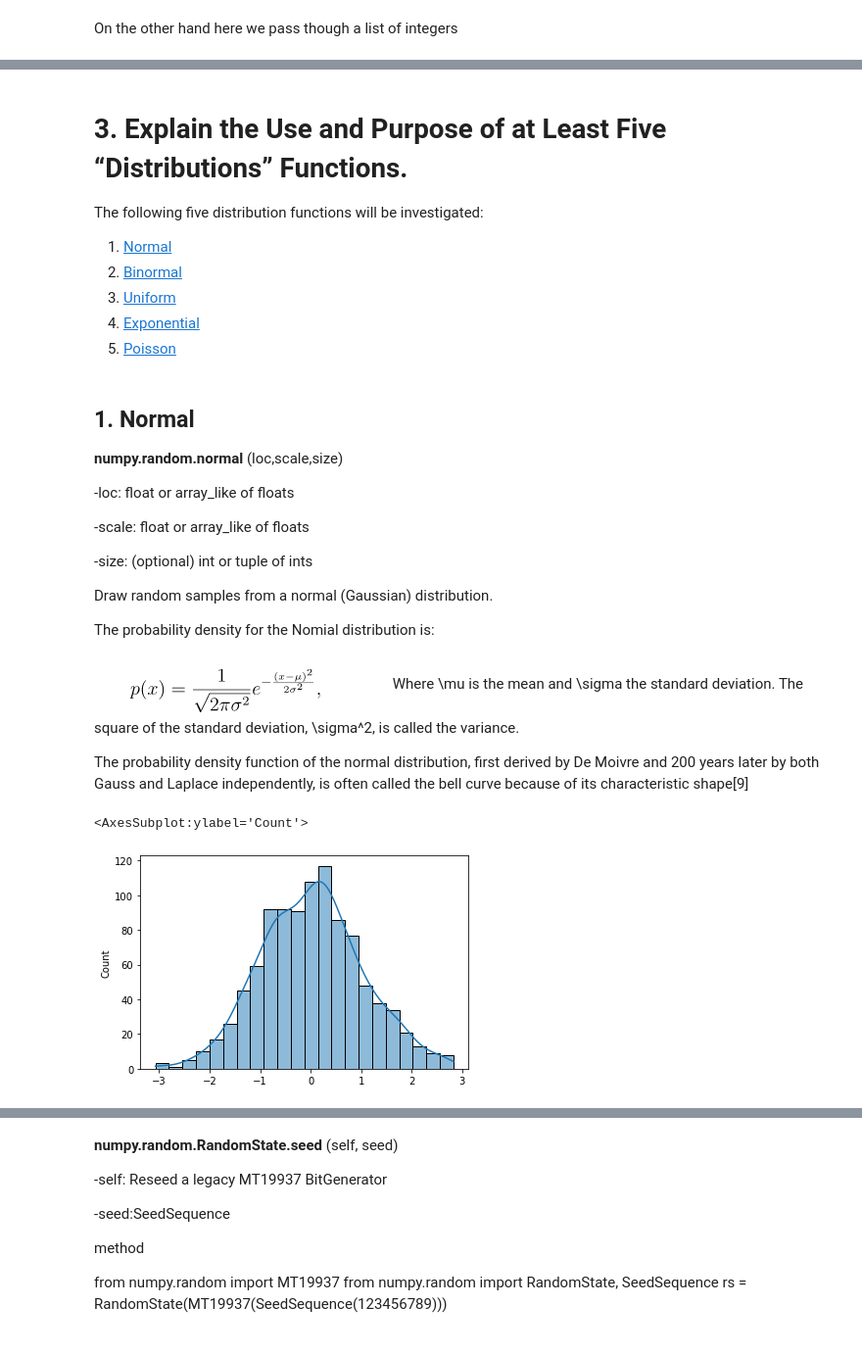
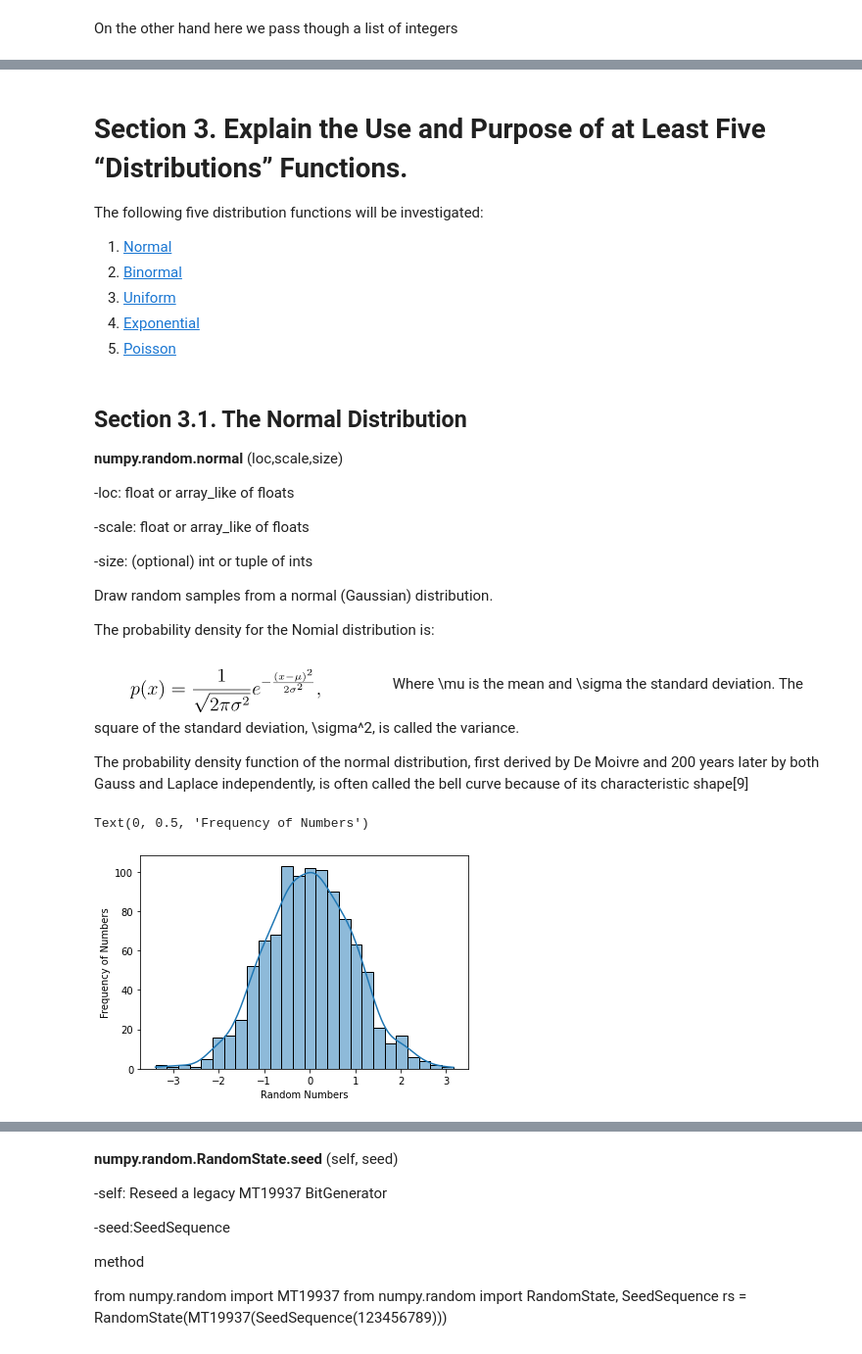
Before and after one commit to Deego88/Programming-for-Data-Analysis-Assignment, a Jupyter notebook: Programming-for-Data-Analysis-Assignment.ipynb, the cells around one changed output, grey strips where cells are left out. Shown at 98% size. Cells and saved outputs as stored; diff of their text form; code cells hidden in the pictures.

```diff
--- a/Programming-for-Data-Analysis-Assignment.ipynb
+++ b/Programming-for-Data-Analysis-Assignment.ipynb
@@ -257,5 +262,5 @@ array([ 3,  8,  7,  1,  9,  5,  6, 10,  4,  5])
 # %% [markdown]
-# 3. Explain the Use and Purpose of at Least Five “Distributions” Functions.
+# Section 3. Explain the Use and Purpose of at Least Five “Distributions” Functions.
 
 
 The following five distribution functions will be investigated:
@@ -266,7 +271,7 @@ The following five distribution functions will be investigated:
 4. [Exponential](https://numpy.org/doc/stable/reference/random/generated/numpy.random.exponential.html?highlight=random%20sampling%20numpy%20random)
 5. [Poisson](https://numpy.org/doc/stable/reference/random/generated/numpy.random.poisson.html?highlight=random%20sampling%20numpy%20random)
 # %% [markdown]
-## 1. Normal
+## Section 3.1. The Normal Distribution
 
 **numpy.random.normal** (loc,scale,size)
 
@@ -289,10 +294,12 @@ The probability density function of the normal distribution, first derived by De
 # %%
 # Visualise normal distribution, 100 values, centred at 0.0, exponential decay set at 1
 norm_dist = np.random.normal(0.0, 1, size=1000)
 
 #Generate a distplot to visualise:
 sns.histplot(data=norm_dist, kde=True)
+plt.xlabel("Random Numbers")
+plt.ylabel("Frequency of Numbers")
 # %% [output]
-<AxesSubplot:ylabel='Count'>
+Text(0, 0.5, 'Frequency of Numbers')
-[figure, old version]
+[figure, new version]
 # %% [markdown]
```
Also changed, not shown: parts of 50 cells of this notebook, 2 other files.
